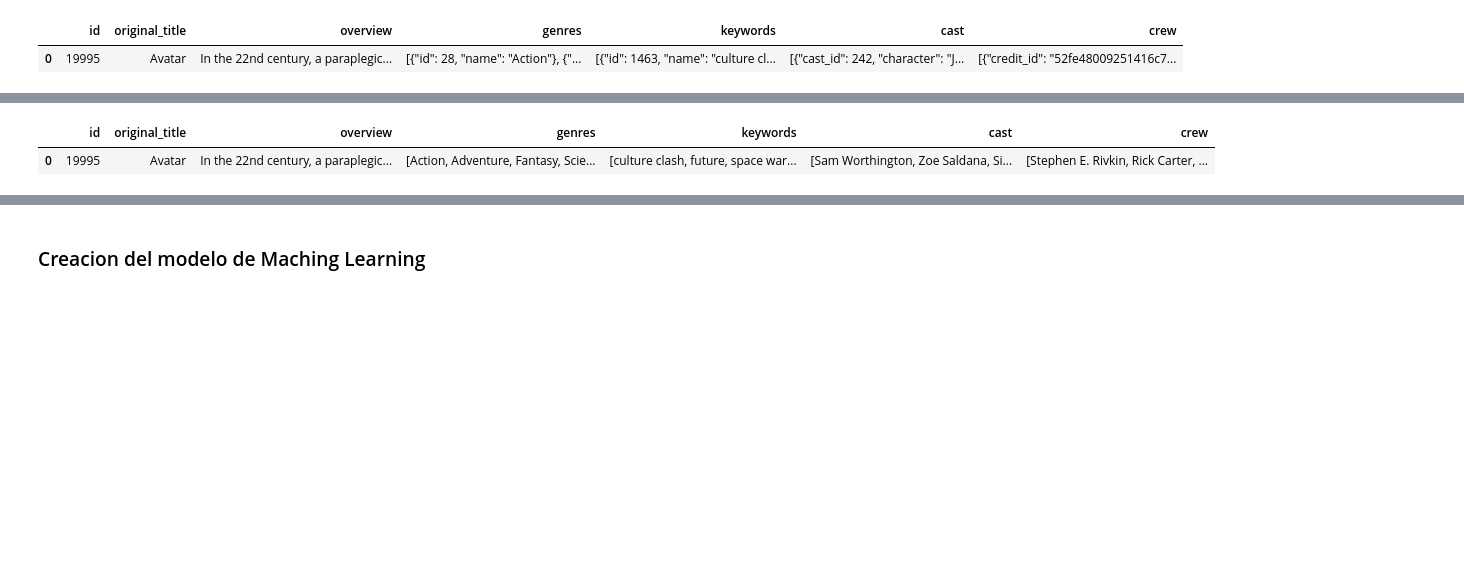
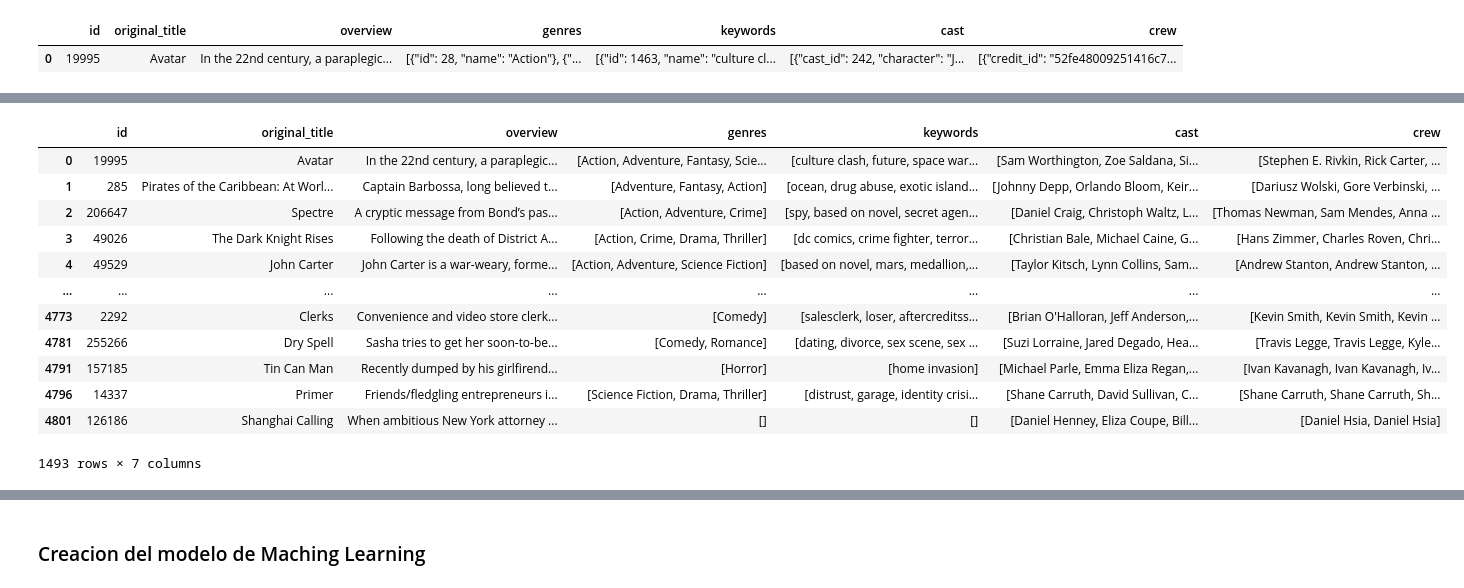
Before and after one commit to SebastianGomez5/movie-recommender-system, a Jupyter notebook: RecomenderMovie.ipynb, the cells around one changed output, grey strips where cells are left out. Drawn from its saved outputs; the diff is of its cells as text; code cells hidden in the pictures; blank space fills up the shorter version.

```diff
--- a/RecomenderMovie.ipynb
+++ b/RecomenderMovie.ipynb
@@ -128,8 +184,19 @@ movies['crew'] = movies['crew'].apply(convert)
 # %%
-movies.head(1)
+movies
 # %% [output]
 |  | id | original_title | overview | genres | keywords | cast | crew |
 | 0 | 19995 | Avatar | In the 22nd century, a paraplegic... | [Action, Adventure, Fantasy, Scie... | [culture clash, future, space war... | [Sam Worthington, Zoe Saldana, Si... | [Stephen E. Rivkin, Rick Carter, ... |
+| 1 | 285 | Pirates of the Caribbean: At Worl... | Captain Barbossa, long believed t... | [Adventure, Fantasy, Action] | [ocean, drug abuse, exotic island... | [Johnny Depp, Orlando Bloom, Keir... | [Dariusz Wolski, Gore Verbinski, ... |
+| 2 | 206647 | Spectre | A cryptic message from Bond’s pas... | [Action, Adventure, Crime] | [spy, based on novel, secret agen... | [Daniel Craig, Christoph Waltz, L... | [Thomas Newman, Sam Mendes, Anna ... |
+| 3 | 49026 | The Dark Knight Rises | Following the death of District A... | [Action, Crime, Drama, Thriller] | [dc comics, crime fighter, terror... | [Christian Bale, Michael Caine, G... | [Hans Zimmer, Charles Roven, Chri... |
+| 4 | 49529 | John Carter | John Carter is a war-weary, forme... | [Action, Adventure, Science Fiction] | [based on novel, mars, medallion,... | [Taylor Kitsch, Lynn Collins, Sam... | [Andrew Stanton, Andrew Stanton, ... |
+| ... | ... | ... | ... | ... | ... | ... | ... |
+| 4773 | 2292 | Clerks | Convenience and video store clerk... | [Comedy] | [salesclerk, loser, aftercreditss... | [Brian O'Halloran, Jeff Anderson,... | [Kevin Smith, Kevin Smith, Kevin ... |
+| 4781 | 255266 | Dry Spell | Sasha tries to get her soon-to-be... | [Comedy, Romance] | [dating, divorce, sex scene, sex ... | [Suzi Lorraine, Jared Degado, Hea... | [Travis Legge, Travis Legge, Kyle... |
+| 4791 | 157185 | Tin Can Man | Recently dumped by his girlfirend... | [Horror] | [home invasion] | [Michael Parle, Emma Eliza Regan,... | [Ivan Kavanagh, Ivan Kavanagh, Iv... |
+| 4796 | 14337 | Primer | Friends/fledgling entrepreneurs i... | [Science Fiction, Drama, Thriller] | [distrust, garage, identity crisi... | [Shane Carruth, David Sullivan, C... | [Shane Carruth, Shane Carruth, Sh... |
+| 4801 | 126186 | Shanghai Calling | When ambitious New York attorney ... | [] | [] | [Daniel Henney, Eliza Coupe, Bill... | [Daniel Hsia, Daniel Hsia] |
+1493 rows × 7 columns
 # %%
 #Solo mostrar los primeros 3 actores del cast
 movies['cast'] = movies['cast'].apply(lambda x: x[:3])
```
Also changed, not shown: parts of 21 cells of this notebook.
